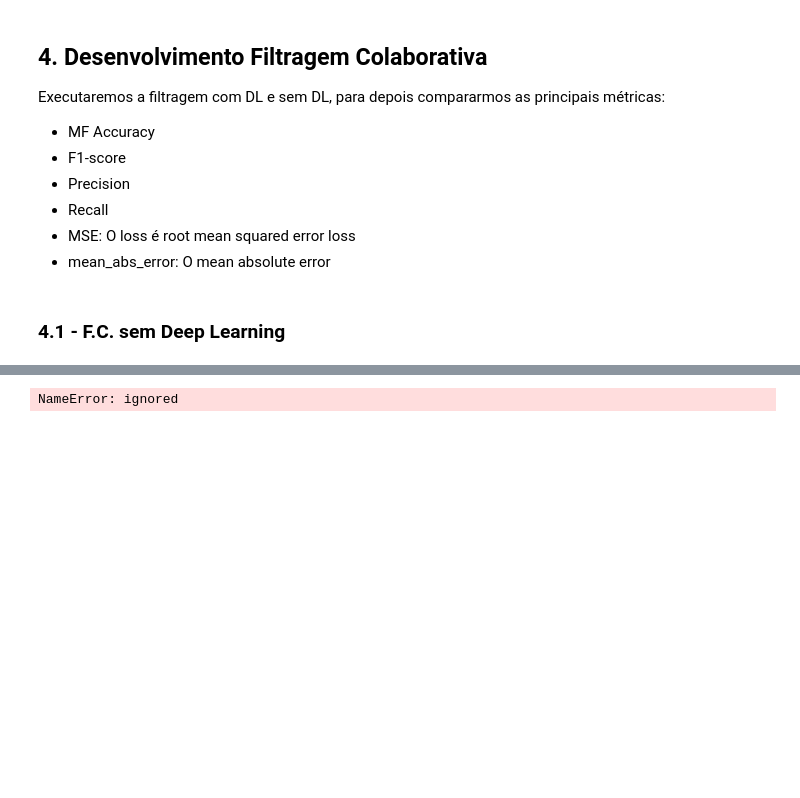
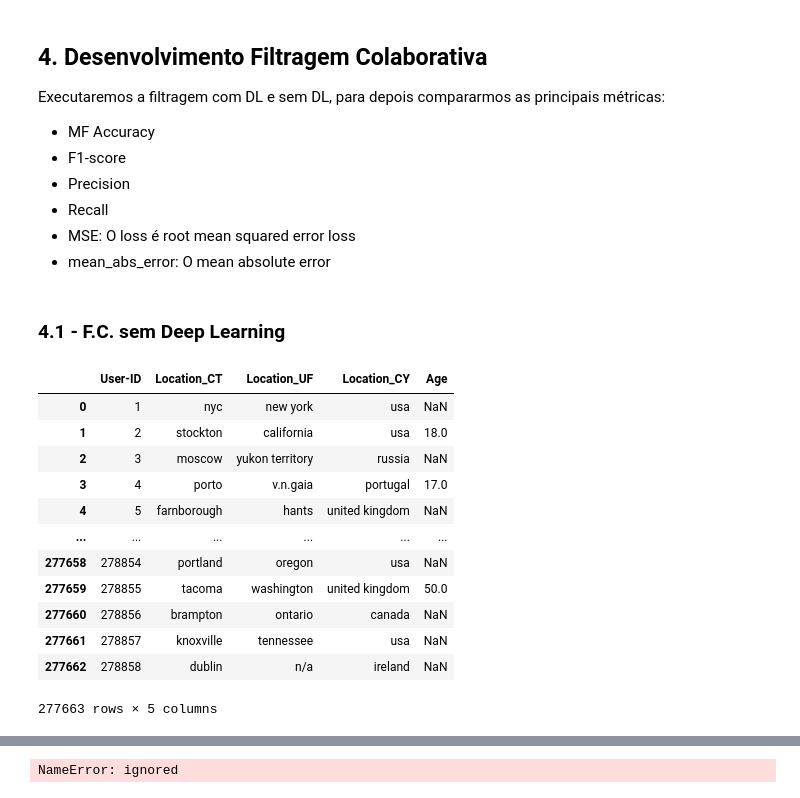
Before and after one commit to vivitc/deep-learning-books, a Jupyter notebook: Trabalho_DL_Books.ipynb, the cells around one changed output, grey strips where cells are left out. Drawn from its saved outputs; the diff is of its cells as text; code cells hidden in the pictures; blank space fills up the shorter version.

```diff
--- a/Trabalho_DL_Books.ipynb
+++ b/Trabalho_DL_Books.ipynb
@@ -400,3 +400,18 @@ Executaremos a filtragem com DL e sem DL, para depois compararmos as principais
 ### 4.1 - F.C. sem Deep Learning
 # %%
 df_users['Location_CY'] = df_users['Location_CY'].str.strip()
+df_users
+# %% [output]
+|  | User-ID | Location_CT | Location_UF | Location_CY | Age |
+| 0 | 1 | nyc | new york | usa | NaN |
+| 1 | 2 | stockton | california | usa | 18.0 |
+| 2 | 3 | moscow | yukon territory | russia | NaN |
+| 3 | 4 | porto | v.n.gaia | portugal | 17.0 |
+| 4 | 5 | farnborough | hants | united kingdom | NaN |
+| ... | ... | ... | ... | ... | ... |
+| 277658 | 278854 | portland | oregon | usa | NaN |
+| 277659 | 278855 | tacoma | washington | united kingdom | 50.0 |
+| 277660 | 278856 | brampton | ontario | canada | NaN |
+| 277661 | 278857 | knoxville | tennessee | usa | NaN |
+| 277662 | 278858 | dublin | n/a | ireland | NaN |
+277663 rows × 5 columns
```
Also changed, not shown: parts of 4 cells of this notebook.
